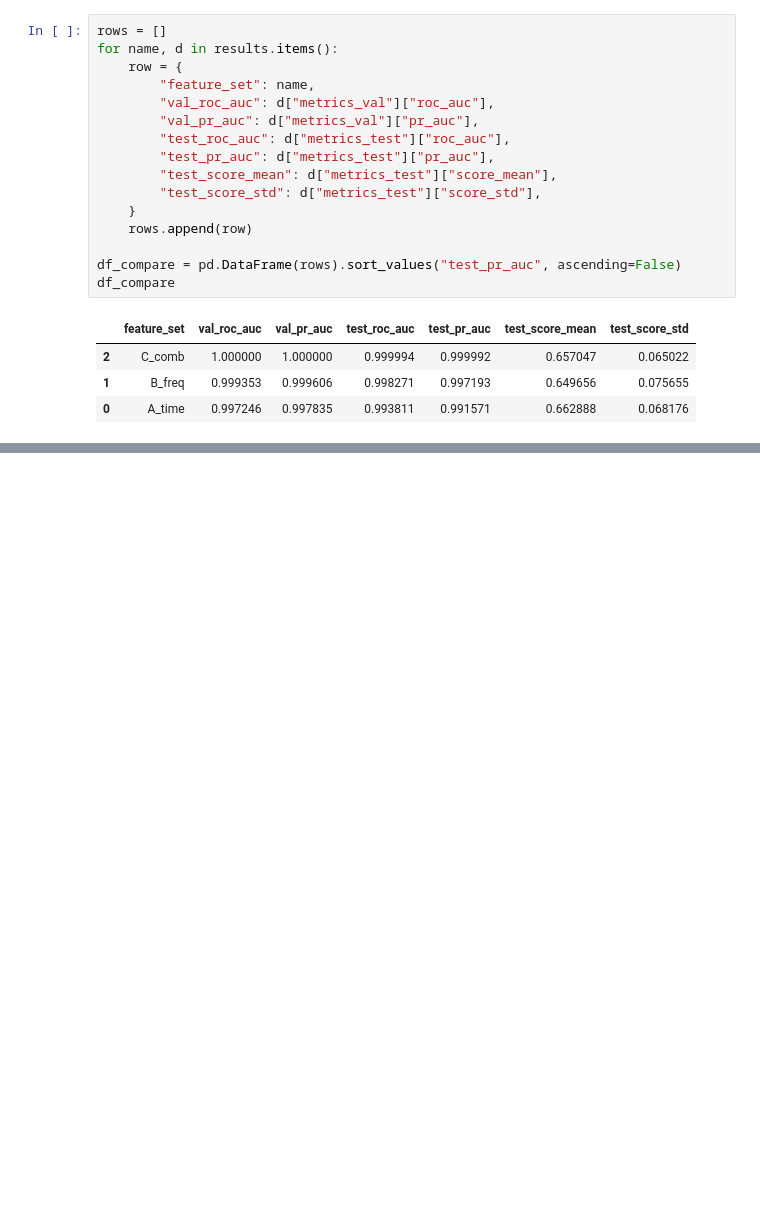
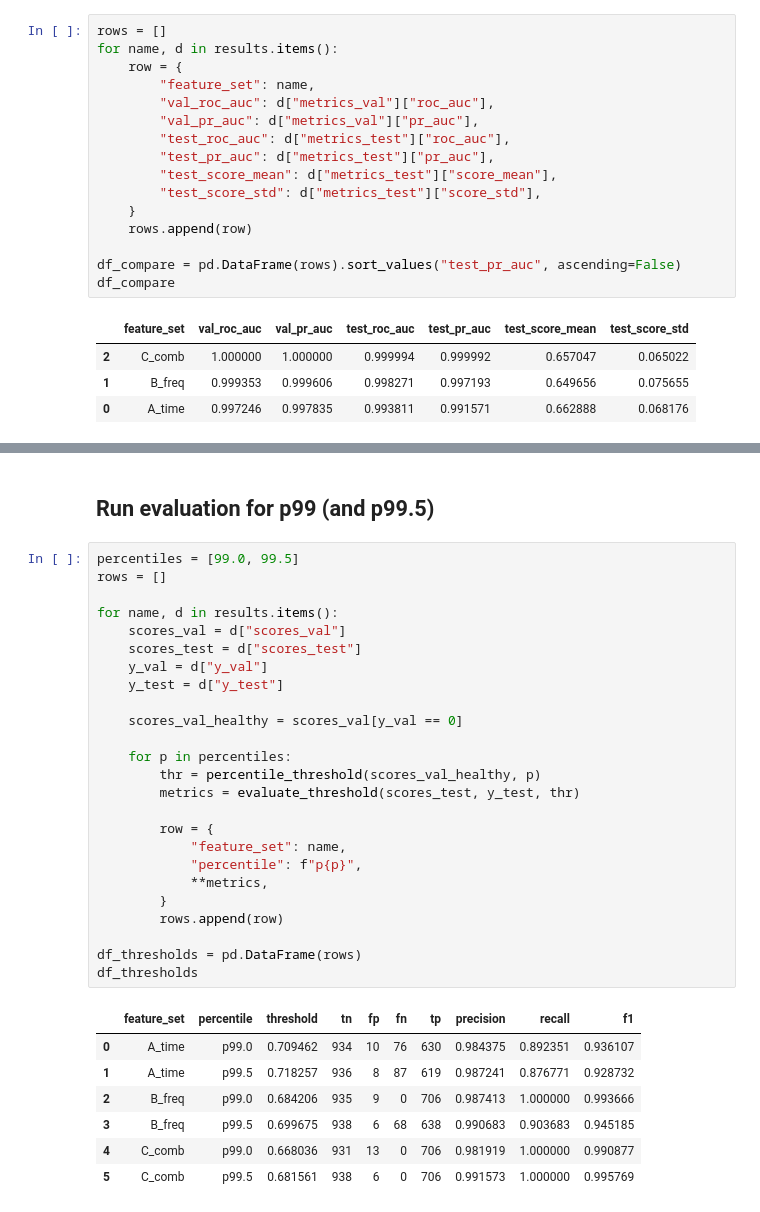
Before and after one commit to marioandrededeus/unsupervised-industrial-anomaly-detection, a Jupyter notebook: experiments/experiment_A/experiment_a.ipynb, the cells around one changed output, grey strips where cells are left out. Saved outputs shown, nothing was run; the diff lists cells and outputs as text; blank space fills up the shorter version.

```diff
--- a/experiments/experiment_A/experiment_a.ipynb
+++ b/experiments/experiment_A/experiment_a.ipynb
@@ -1200,0 +1253,35 @@ separability of the data representation rather than memorization or data leakage
+# %% [markdown]
+## Run evaluation for p99 (and p99.5)
+# %%
+percentiles = [99.0, 99.5]
+rows = []
+
+for name, d in results.items():
+    scores_val = d["scores_val"]
+    scores_test = d["scores_test"]
+    y_val = d["y_val"]
+    y_test = d["y_test"]
+
+    scores_val_healthy = scores_val[y_val == 0]
+
+    for p in percentiles:
+        thr = percentile_threshold(scores_val_healthy, p)
+        metrics = evaluate_threshold(scores_test, y_test, thr)
+
+        row = {
+            "feature_set": name,
+            "percentile": f"p{p}",
+            **metrics,
+        }
+        rows.append(row)
+
+df_thresholds = pd.DataFrame(rows)
+df_thresholds
+# %% [output]
+|  | feature_set | percentile | threshold | tn | fp | fn | tp | precision | recall | f1 |
+| 0 | A_time | p99.0 | 0.709462 | 934 | 10 | 76 | 630 | 0.984375 | 0.892351 | 0.936107 |
+| 1 | A_time | p99.5 | 0.718257 | 936 | 8 | 87 | 619 | 0.987241 | 0.876771 | 0.928732 |
+| 2 | B_freq | p99.0 | 0.684206 | 935 | 9 | 0 | 706 | 0.987413 | 1.000000 | 0.993666 |
+| 3 | B_freq | p99.5 | 0.699675 | 938 | 6 | 68 | 638 | 0.990683 | 0.903683 | 0.945185 |
+| 4 | C_comb | p99.0 | 0.668036 | 931 | 13 | 0 | 706 | 0.981919 | 1.000000 | 0.990877 |
+| 5 | C_comb | p99.5 | 0.681561 | 938 | 6 | 0 | 706 | 0.991573 | 1.000000 | 0.995769 |
```
Also changed, not shown: parts of 8 cells of this notebook, 1 other file.
